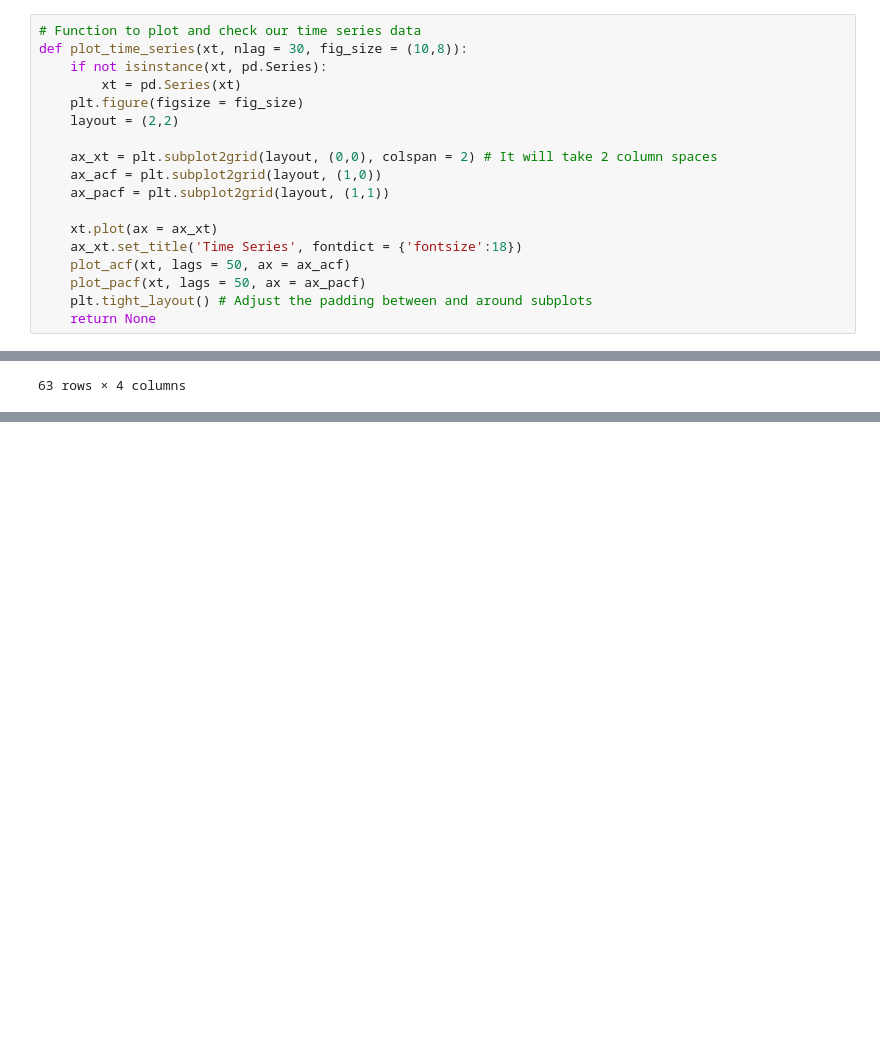
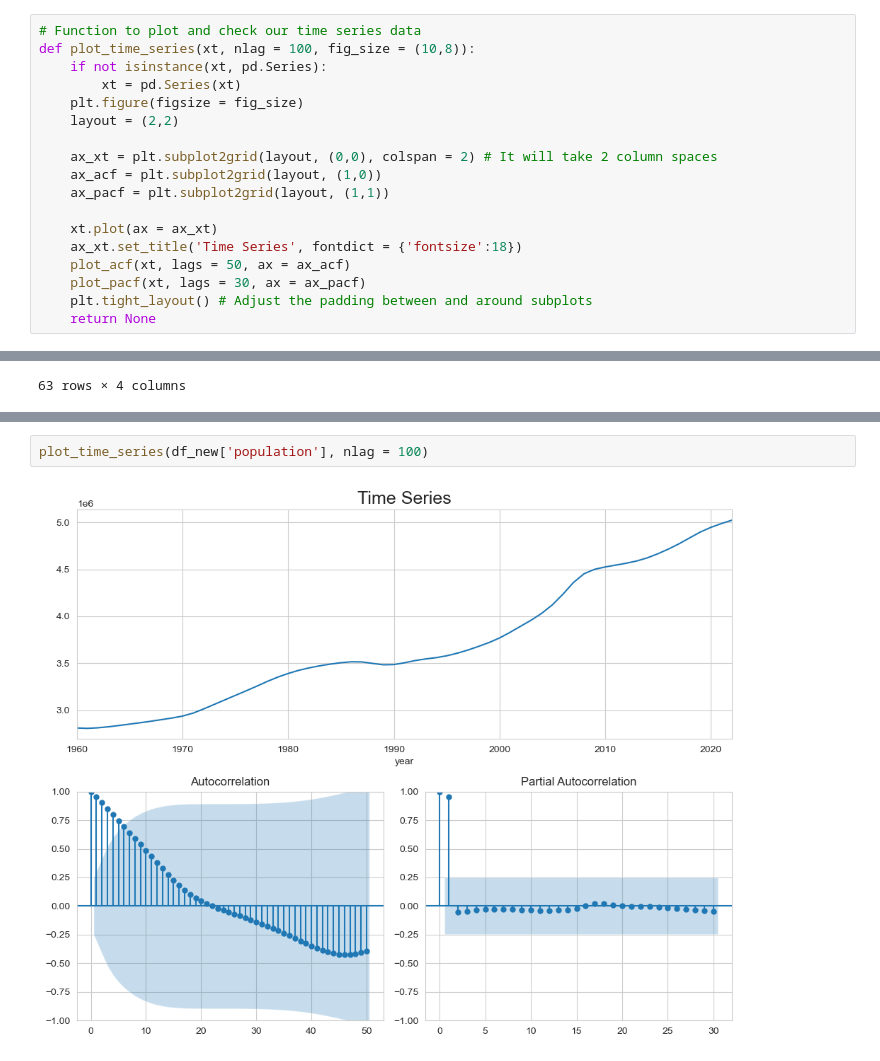
Before and after one commit to LeopoldoCCT/Strategic_Thinking_, a Jupyter notebook: Population_CA2_LeopoldoRojoRomero.ipynb, the cells around one changed output, grey strips where cells are left out. Saved outputs shown, nothing was run; the diff lists cells and outputs as text; blank space fills up the shorter version.

Commit message:
Time series plots

```diff
--- a/Population_CA2_LeopoldoRojoRomero.ipynb
+++ b/Population_CA2_LeopoldoRojoRomero.ipynb
@@ -924,7 +924,7 @@ In this new approach, considering that our data type is time series, using our t
 Time Series is a way of stydying the characteristics of the response variable concerning time as the independent variable. To estimate the target variable in forecasting, we use the time variable as the reference point (Pandian, 2021).
 # %%
 # Function to plot and check our time series data
-def plot_time_series(xt, nlag = 30, fig_size = (10,8)):
+def plot_time_series(xt, nlag = 100, fig_size = (10,8)):
     if not isinstance(xt, pd.Series):
         xt = pd.Series(xt)
     plt.figure(figsize = fig_size)
@@ -937,7 +937,7 @@ def plot_time_series(xt, nlag = 30, fig_size = (10,8)):
     xt.plot(ax = ax_xt)
     ax_xt.set_title('Time Series', fontdict = {'fontsize':18})
     plot_acf(xt, lags = 50, ax = ax_acf)
-    plot_pacf(xt, lags = 50, ax = ax_pacf)
+    plot_pacf(xt, lags = 30, ax = ax_pacf)
     plt.tight_layout() # Adjust the padding between and around subplots
     return None
 # %%
@@ -980,0 +990,4 @@ df_new
+# %%
+plot_time_series(df_new['population'], nlag = 100)
+# %% [output]
+[figure, added]
```
Also changed, not shown: parts of 4 cells of this notebook.
